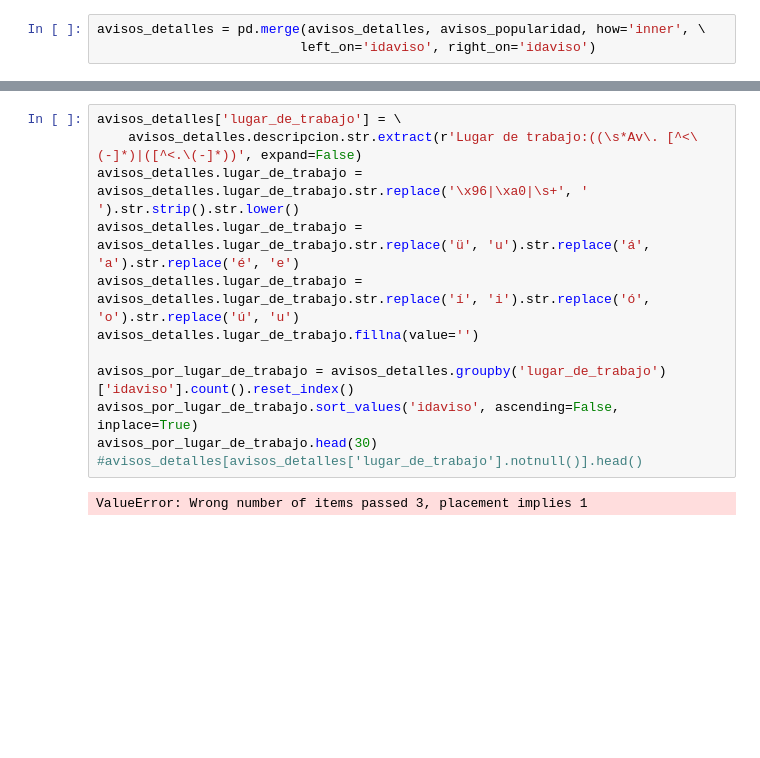
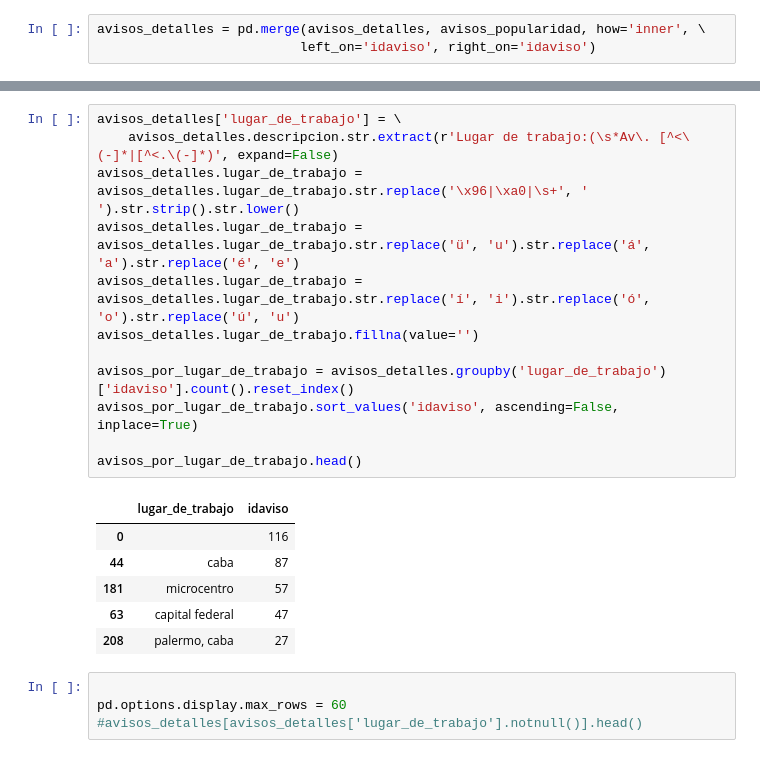
Before and after one commit to PRPablo/dataJobSearches, a Jupyter notebook: exploratoryAnalysis/tp_adri.ipynb, the cells around one changed output, grey strips where cells are left out. Saved outputs shown, nothing was run; the diff lists cells and outputs as text; blank space fills up the shorter version.

```diff
--- a/exploratoryAnalysis/tp_adri.ipynb
+++ b/exploratoryAnalysis/tp_adri.ipynb
@@ -164,14 +172,23 @@ avisos_detalles.head()
 # %%
 avisos_detalles['lugar_de_trabajo'] = \
-    avisos_detalles.descripcion.str.extract(r'Lugar de trabajo:((\s*Av\. [^<\(-]*)|([^<.\(-]*))', expand=False)
+    avisos_detalles.descripcion.str.extract(r'Lugar de trabajo:(\s*Av\. [^<\(-]*|[^<.\(-]*)', expand=False)
 avisos_detalles.lugar_de_trabajo = avisos_detalles.lugar_de_trabajo.str.replace('\x96|\xa0|\s+', ' ').str.strip().str.lower()
 avisos_detalles.lugar_de_trabajo = avisos_detalles.lugar_de_trabajo.str.replace('ü', 'u').str.replace('á', 'a').str.replace('é', 'e')
 avisos_detalles.lugar_de_trabajo = avisos_detalles.lugar_de_trabajo.str.replace('í', 'i').str.replace('ó', 'o').str.replace('ú', 'u')
 avisos_detalles.lugar_de_trabajo.fillna(value='')
 
 avisos_por_lugar_de_trabajo = avisos_detalles.groupby('lugar_de_trabajo')['idaviso'].count().reset_index()
 avisos_por_lugar_de_trabajo.sort_values('idaviso', ascending=False, inplace=True)
-avisos_por_lugar_de_trabajo.head(30)
-#avisos_detalles[avisos_detalles['lugar_de_trabajo'].notnull()].head()
+
+avisos_por_lugar_de_trabajo.head()
 # %% [output]
-ValueError: Wrong number of items passed 3, placement implies 1
+|  | lugar_de_trabajo | idaviso |
+| 0 |  | 116 |
+| 44 | caba | 87 |
+| 181 | microcentro | 57 |
+| 63 | capital federal | 47 |
+| 208 | palermo, caba | 27 |
+# %%
+
+pd.options.display.max_rows = 60
+#avisos_detalles[avisos_detalles['lugar_de_trabajo'].notnull()].head()
```
Also changed, not shown: parts of 6 cells of this notebook, 1 other file.
